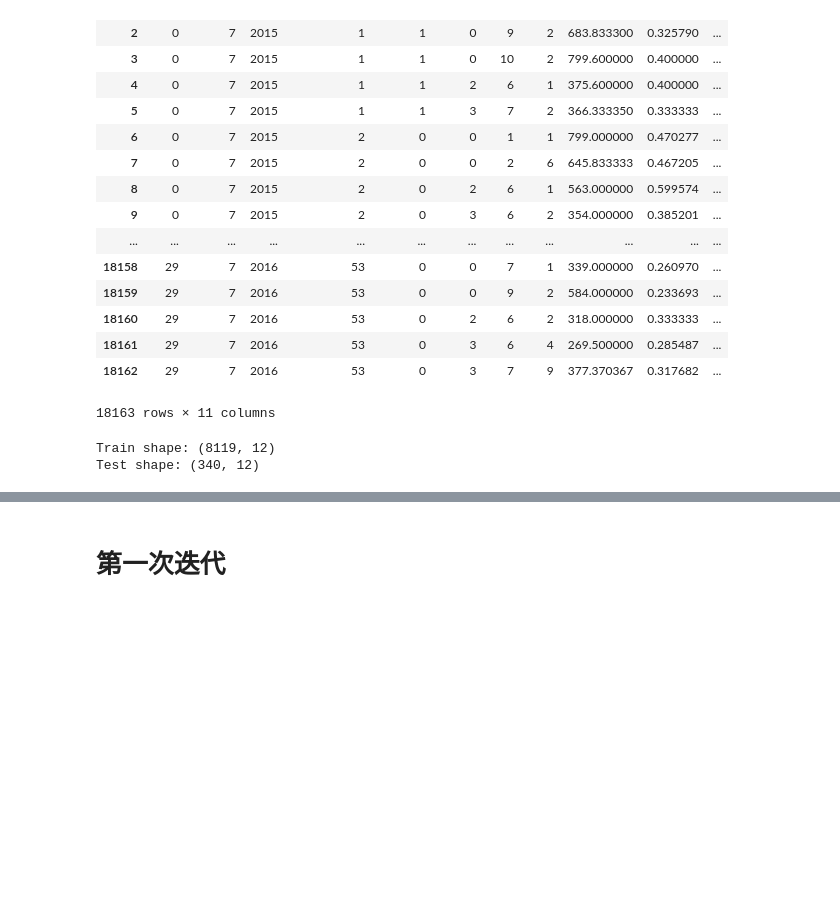
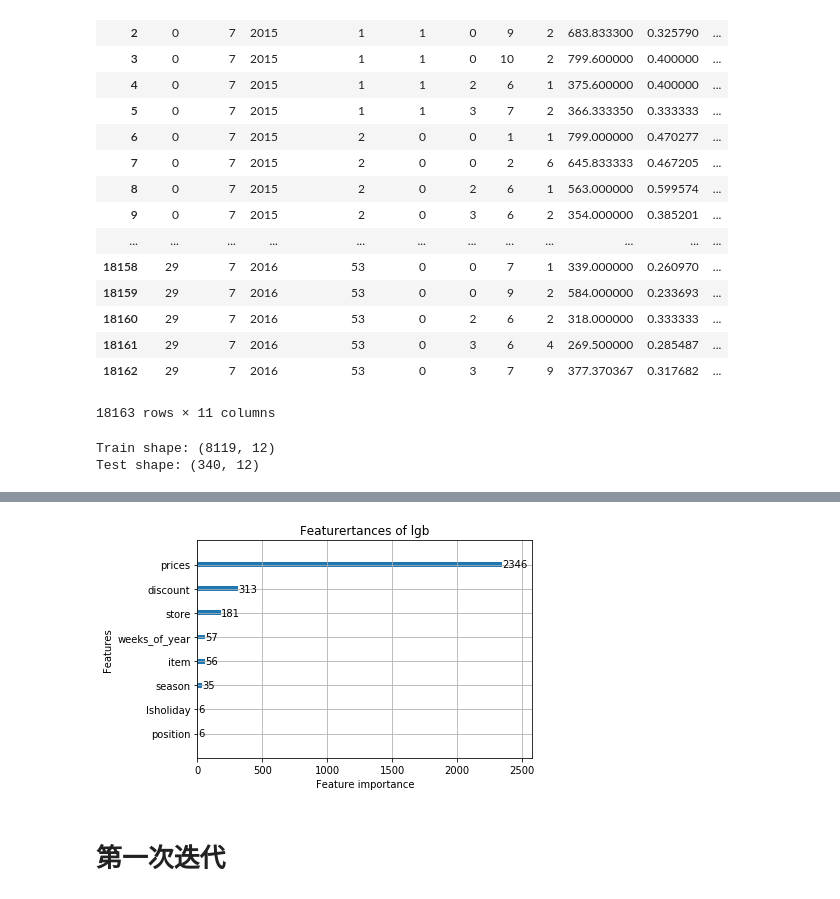
Before and after one commit to finyle/biyesheji, a Jupyter notebook: xgb_1.ipynb, the cells around one changed output, grey strips where cells are left out. Saved outputs shown, nothing was run; the diff lists cells and outputs as text; code cells hidden in the pictures; blank space fills up the shorter version.

```diff
--- a/xgb_1.ipynb
+++ b/xgb_1.ipynb
@@ -229,3 +318,12 @@ The R^2 of prediction is: 0.20497953532074786
+# %%
+
+
+#plt.figure(figsize=(12,6))
+lgb.plot_importance(rmse_test.model_get(model_lgb), max_num_features=30)
+plt.title("Featurertances of lgb")
+plt.show()
+# %% [output]
+[figure, added]
 # %% [markdown]
 # 第一次迭代
 # %%
```
Also changed, not shown: parts of 24 cells of this notebook, 1 other file.
